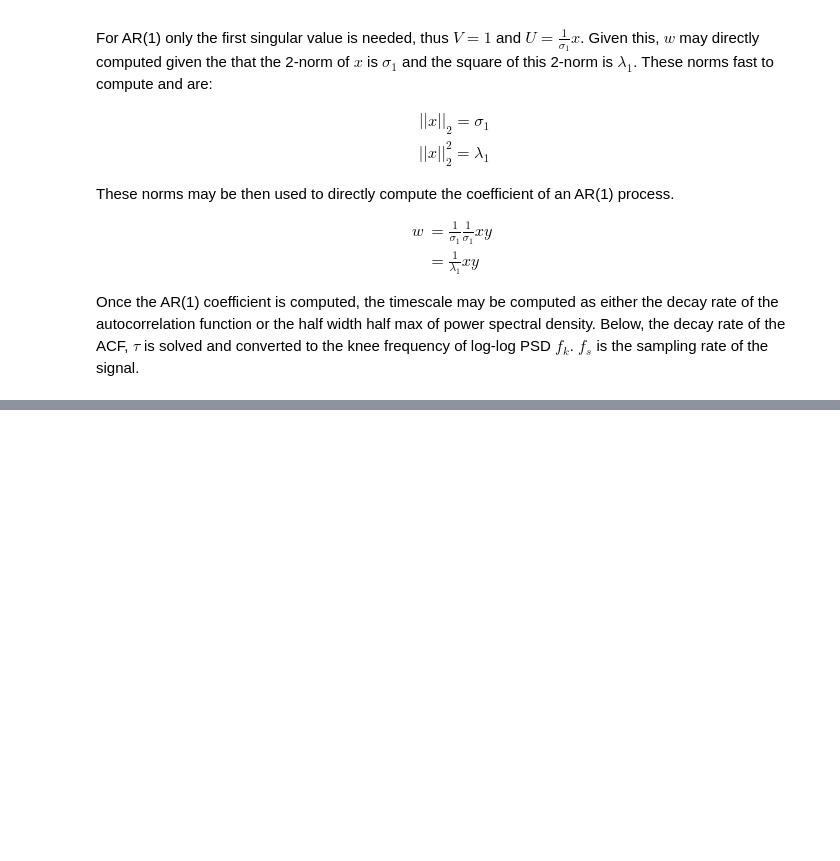
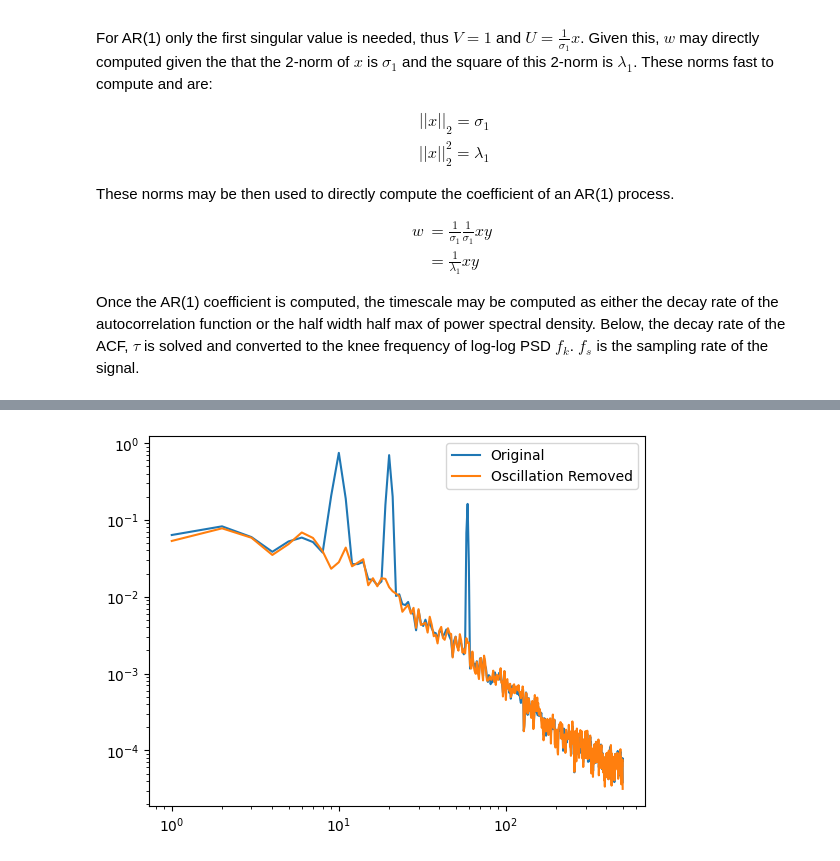
Before and after one commit to voytekresearch/timescale-methods, a Jupyter notebook: docs/examples/AR(1)_direct_computation.ipynb, the cells around one changed output, grey strips where cells are left out. Cells and saved outputs as stored; diff of their text form; code cells hidden in the pictures; blank space fills up the shorter version.

```diff
--- a/docs/examples/AR(1)_direct_computation.ipynb
+++ b/docs/examples/AR(1)_direct_computation.ipynb
@@ -185,0 +230,14 @@ fk_welch =  8.079521979072762
+# %%
+from fooof import FOOOF
+
+
+freqs, powers = compute_spectrum(sig, fs)
+freqs, powers = freqs[1:], powers[1:]
+plt.loglog(freqs, powers, label='Original')
+
+freqs, powers = compute_spectrum(sig_ap, fs)
+freqs, powers = freqs[1:], powers[1:]
+plt.loglog(freqs, powers, label='Oscillation Removed')
+plt.legend();
+# %% [output]
+[figure, added]
```
Also changed, not shown: parts of 12 cells of this notebook.
